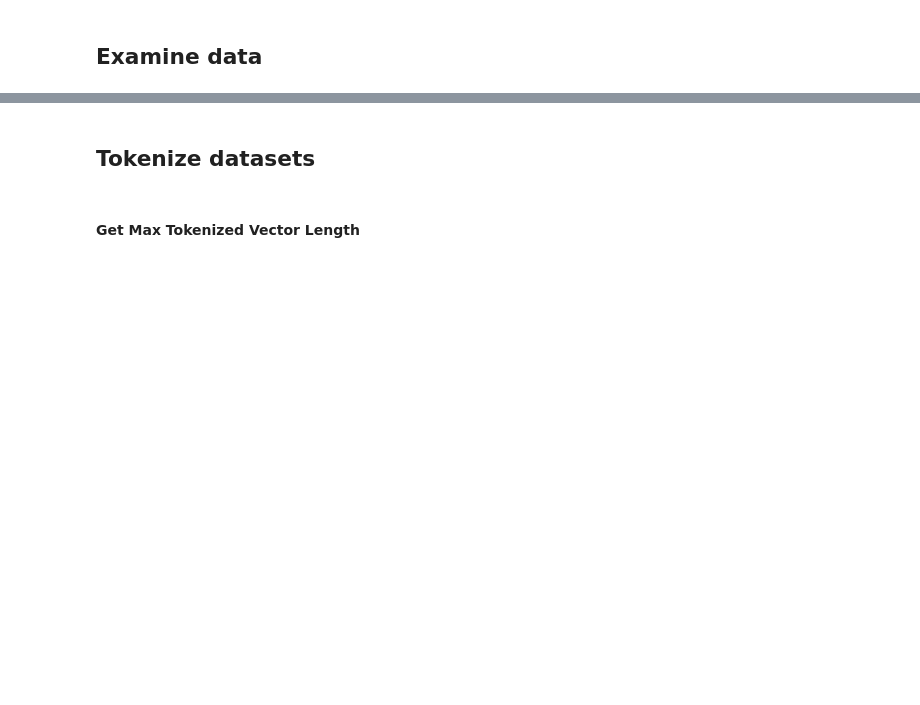
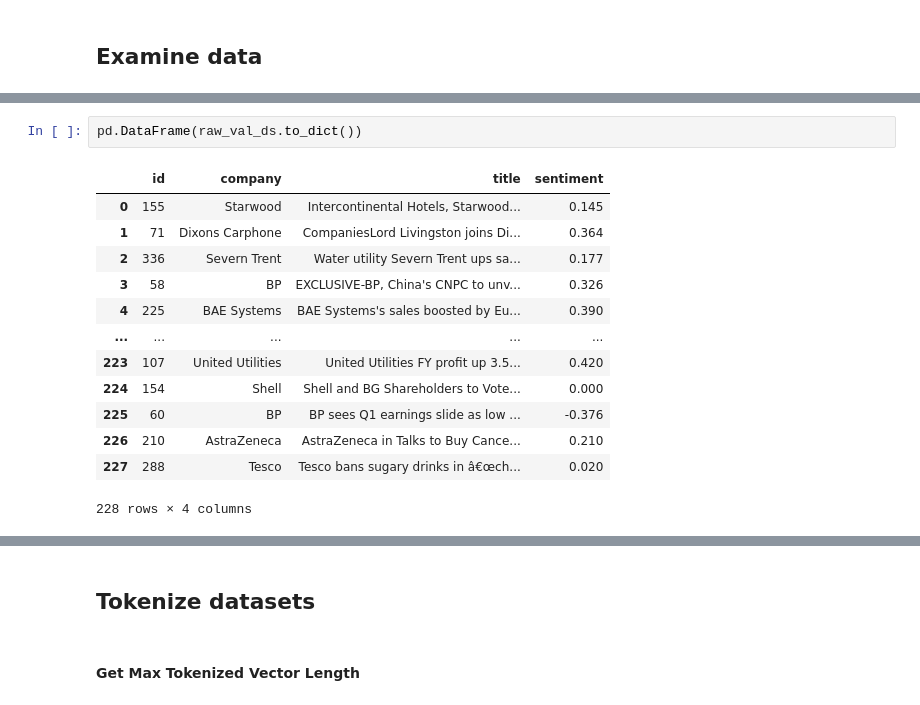
Before and after one commit to sfuller14/MSDS-453-Project, a Jupyter notebook: Fine_Grained_Financial_Sentiment_Regression_with_BERT.ipynb, the cells around one changed output, grey strips where cells are left out. Drawn from its saved outputs; the diff is of its cells as text; blank space fills up the shorter version.

```diff
--- a/Fine_Grained_Financial_Sentiment_Regression_with_BERT.ipynb
+++ b/Fine_Grained_Financial_Sentiment_Regression_with_BERT.ipynb
@@ -110,0 +101,16 @@ raw_train_ds[0]
+# %%
+pd.DataFrame(raw_val_ds.to_dict())
+# %% [output]
+|  | id | company | title | sentiment |
+| 0 | 155 | Starwood | Intercontinental Hotels, Starwood... | 0.145 |
+| 1 | 71 | Dixons Carphone | CompaniesLord Livingston joins Di... | 0.364 |
+| 2 | 336 | Severn Trent | Water utility Severn Trent ups sa... | 0.177 |
+| 3 | 58 | BP | EXCLUSIVE-BP, China's CNPC to unv... | 0.326 |
+| 4 | 225 | BAE Systems | BAE Systems's sales boosted by Eu... | 0.390 |
+| ... | ... | ... | ... | ... |
+| 223 | 107 | United Utilities | United Utilities FY profit up 3.5... | 0.420 |
+| 224 | 154 | Shell | Shell and BG Shareholders to Vote... | 0.000 |
+| 225 | 60 | BP | BP sees Q1 earnings slide as low ... | -0.376 |
+| 226 | 210 | AstraZeneca | AstraZeneca in Talks to Buy Cance... | 0.210 |
+| 227 | 288 | Tesco | Tesco bans sugary drinks in â€œch... | 0.020 |
+228 rows × 4 columns
```
Also changed, not shown: parts of 67 cells of this notebook.
